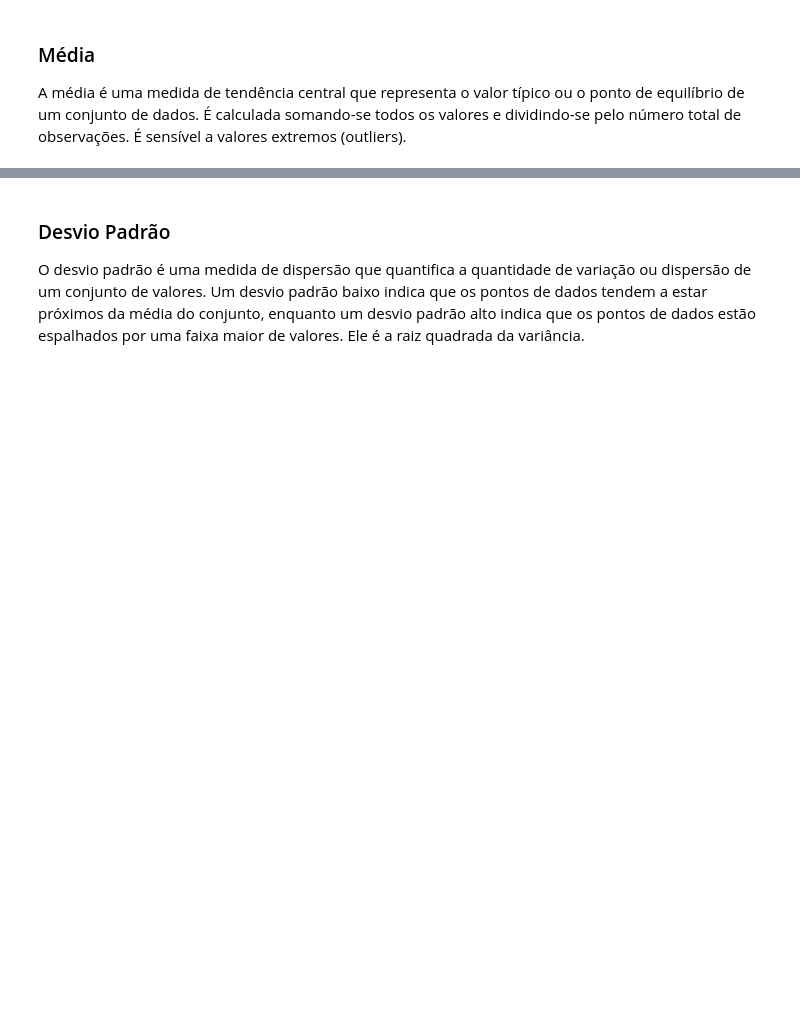
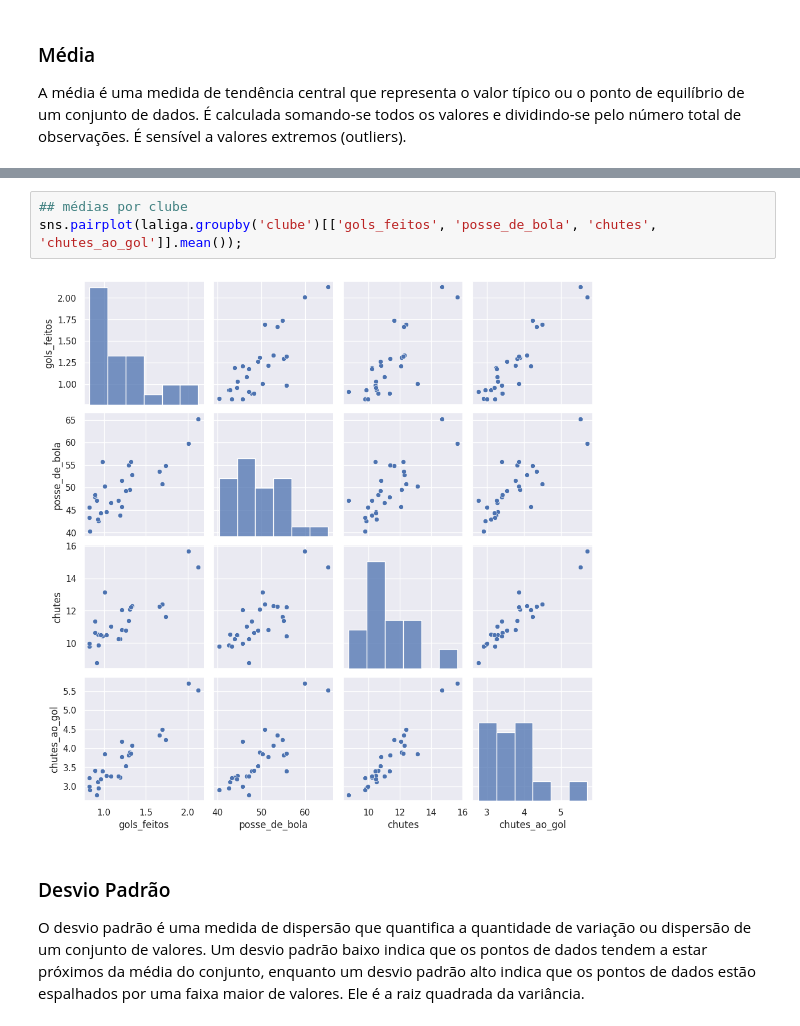
Before and after one commit to guilhermer1/mvp_AnaliseDeDados, a Jupyter notebook: Análise_de_Dados_e_Boas_Práticas-LaLiga.ipynb, the cells around one changed output, grey strips where cells are left out. Cells and saved outputs as stored; diff of their text form; blank space fills up the shorter version.

```diff
--- a/Análise_de_Dados_e_Boas_Práticas-LaLiga.ipynb
+++ b/Análise_de_Dados_e_Boas_Práticas-LaLiga.ipynb
@@ -247,3 +245,8 @@ dtype: float64
+# %%
+## médias por clube
+sns.pairplot(laliga.groupby('clube')[['gols_feitos', 'posse_de_bola', 'chutes', 'chutes_ao_gol']].mean());
+# %% [output]
+[figure, added]
 # %% [markdown]
 ### Desvio Padrão
 
```
Also changed, not shown: parts of 6 cells of this notebook.
